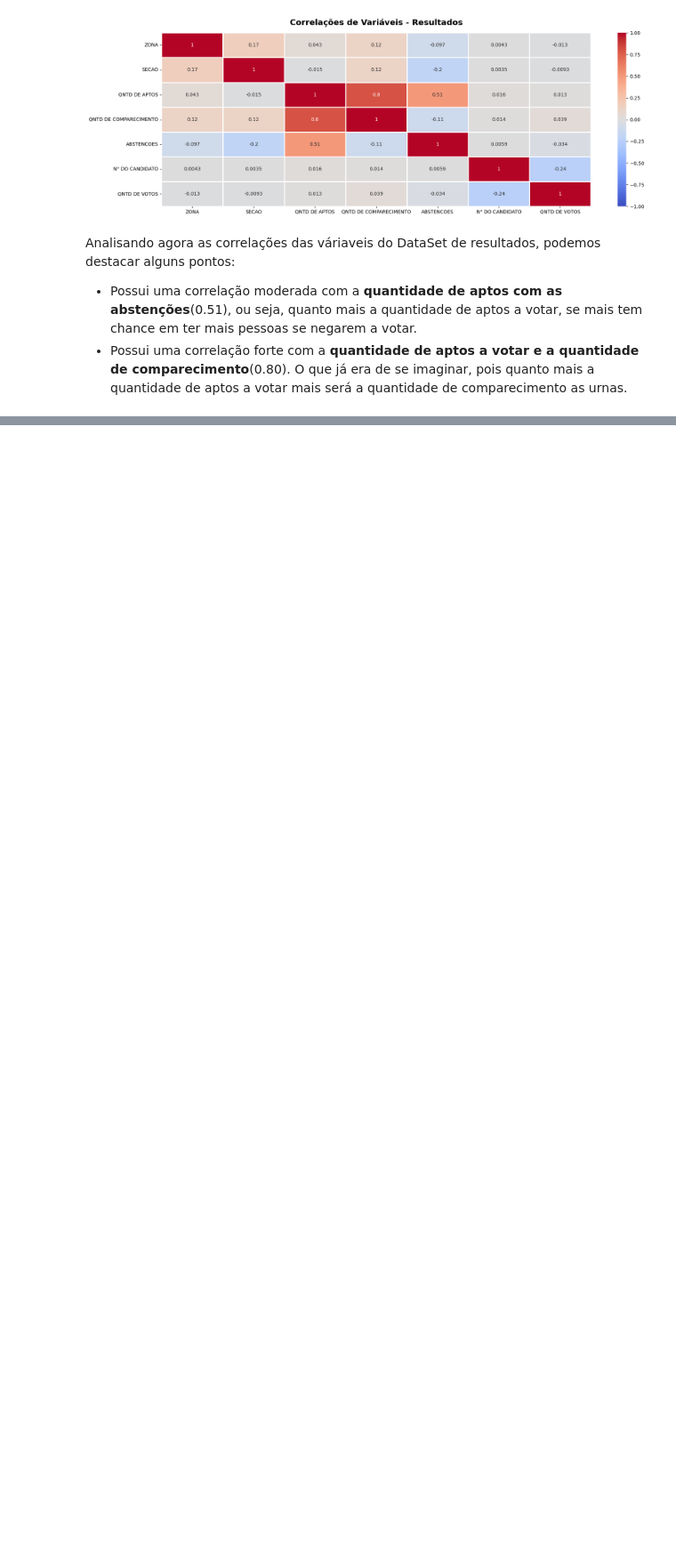
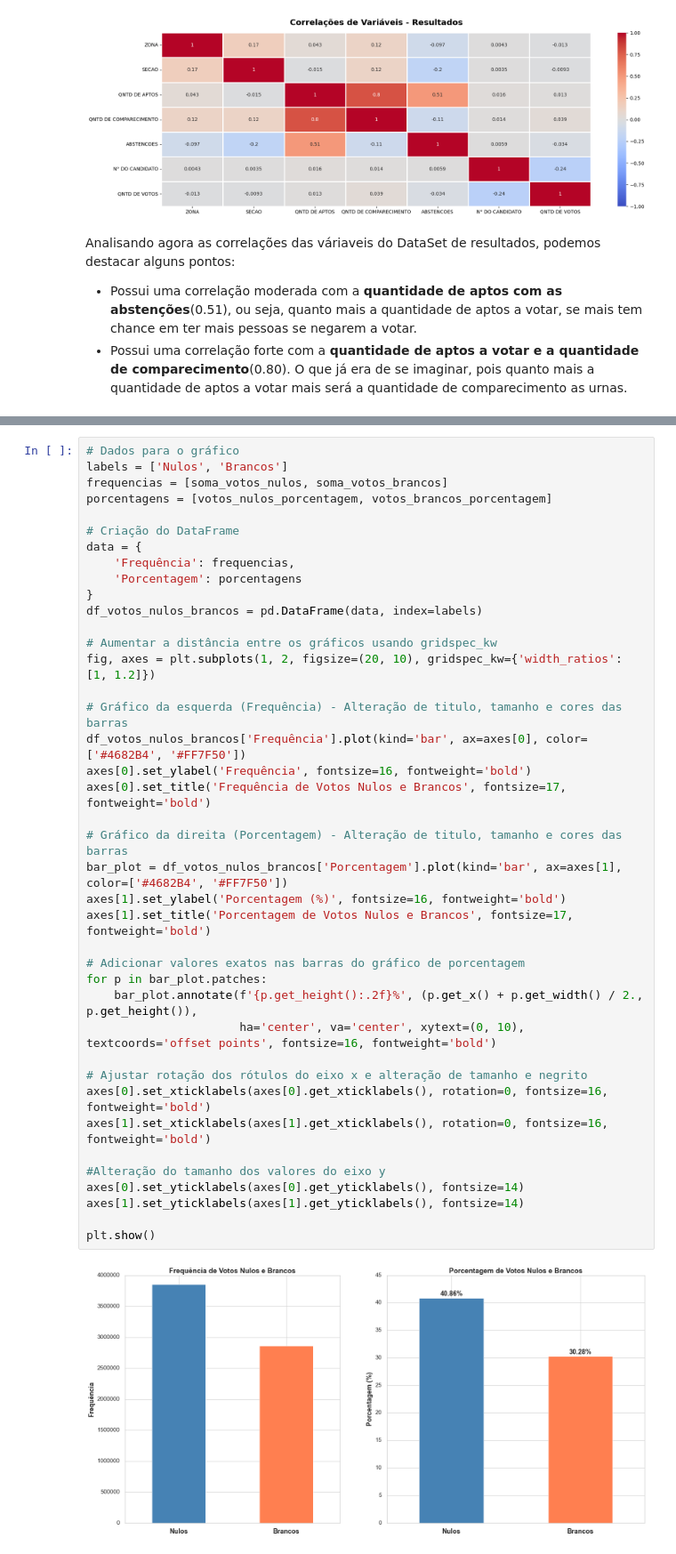
Before and after one commit to gideoni-santos/desafio-RenovaBR, a Jupyter notebook: relatorio.ipynb, the cells around one changed output, grey strips where cells are left out. Shown at 89% size. Saved outputs shown, nothing was run; the diff lists cells and outputs as text; blank space fills up the shorter version.

```diff
--- a/relatorio.ipynb
+++ b/relatorio.ipynb
@@ -918,0 +969,42 @@ Analisando agora as correlações das váriaveis do DataSet de resultados, podem
+# %%
+# Dados para o gráfico
+labels = ['Nulos', 'Brancos']
+frequencias = [soma_votos_nulos, soma_votos_brancos]
+porcentagens = [votos_nulos_porcentagem, votos_brancos_porcentagem]
+
+# Criação do DataFrame
+data = {
+    'Frequência': frequencias,
+    'Porcentagem': porcentagens
+}
+df_votos_nulos_brancos = pd.DataFrame(data, index=labels)
+
+# Aumentar a distância entre os gráficos usando gridspec_kw
+fig, axes = plt.subplots(1, 2, figsize=(20, 10), gridspec_kw={'width_ratios': [1, 1.2]})
+
+# Gráfico da esquerda (Frequência) - Alteração de titulo, tamanho e cores das barras
+df_votos_nulos_brancos['Frequência'].plot(kind='bar', ax=axes[0], color=['#4682B4', '#FF7F50'])
+axes[0].set_ylabel('Frequência', fontsize=16, fontweight='bold')
+axes[0].set_title('Frequência de Votos Nulos e Brancos', fontsize=17, fontweight='bold')
+
+# Gráfico da direita (Porcentagem) - Alteração de titulo, tamanho e cores das barras
+bar_plot = df_votos_nulos_brancos['Porcentagem'].plot(kind='bar', ax=axes[1], color=['#4682B4', '#FF7F50'])
+axes[1].set_ylabel('Porcentagem (%)', fontsize=16, fontweight='bold')
+axes[1].set_title('Porcentagem de Votos Nulos e Brancos', fontsize=17, fontweight='bold')
+
+# Adicionar valores exatos nas barras do gráfico de porcentagem
+for p in bar_plot.patches:
+    bar_plot.annotate(f'{p.get_height():.2f}%', (p.get_x() + p.get_width() / 2., p.get_height()),
+                      ha='center', va='center', xytext=(0, 10), textcoords='offset points', fontsize=16, fontweight='bold')
+
+# Ajustar rotação dos rótulos do eixo x e alteração de tamanho e negrito
+axes[0].set_xticklabels(axes[0].get_xticklabels(), rotation=0, fontsize=16, fontweight='bold')
+axes[1].set_xticklabels(axes[1].get_xticklabels(), rotation=0, fontsize=16, fontweight='bold')
+
+#Alteração do tamanho dos valores do eixo y
+axes[0].set_yticklabels(axes[0].get_yticklabels(), fontsize=14)
+axes[1].set_yticklabels(axes[1].get_yticklabels(), fontsize=14)
+
+plt.show()
+# %% [output]
+[figure, added]
```
Also changed, not shown: parts of 9 cells of this notebook.
